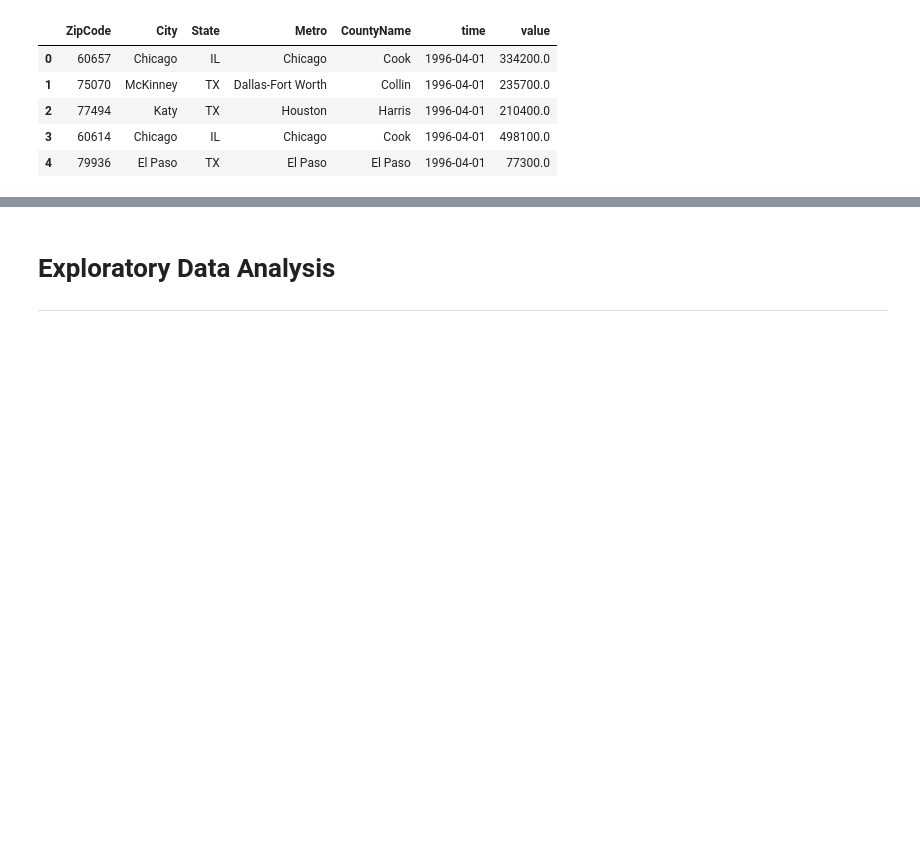
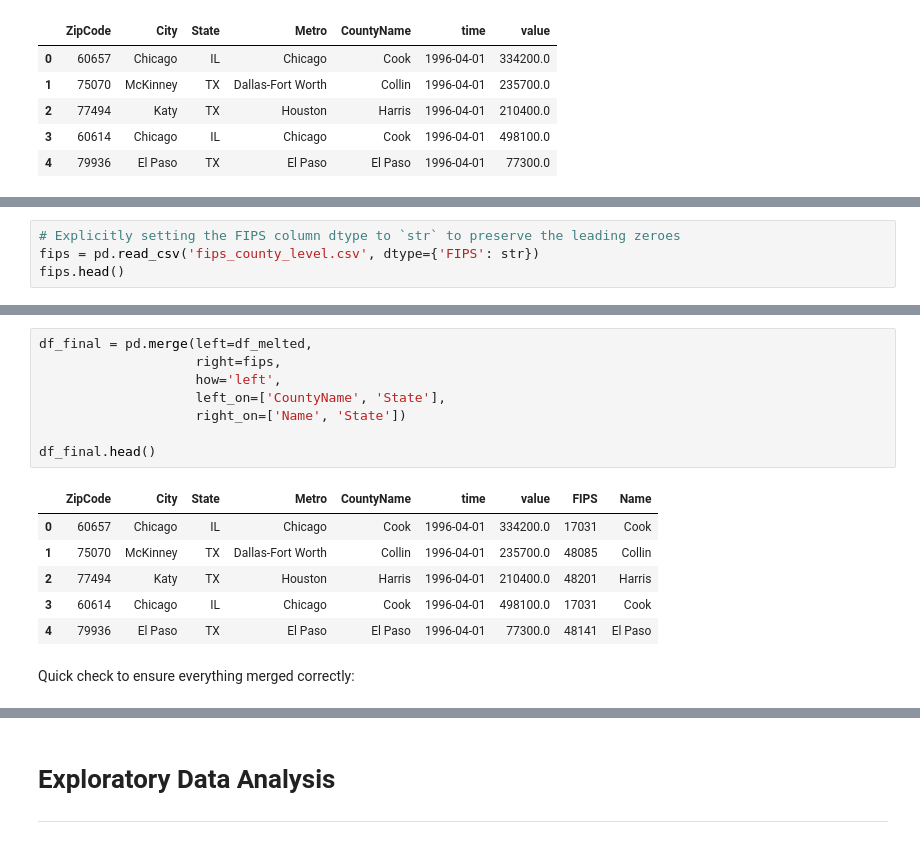
Before and after one commit to tjkyner/flatiron-ds-phase-4-project, a Jupyter notebook: notebook.ipynb, the cells around one changed output, grey strips where cells are left out. Saved outputs shown, nothing was run; the diff lists cells and outputs as text; blank space fills up the shorter version.

Commit message:
merged county level FIPS codes

```diff
--- a/notebook.ipynb
+++ b/notebook.ipynb
@@ -151,0 +163,4 @@ df_melted.head()
+# %%
+# Explicitly setting the FIPS column dtype to `str` to preserve the leading zeroes
+fips = pd.read_csv('fips_county_level.csv', dtype={'FIPS': str})
+fips.head()
@@ -151,0 +174,17 @@ df_melted.head()
+# %%
+df_final = pd.merge(left=df_melted,
+                    right=fips,
+                    how='left',
+                    left_on=['CountyName', 'State'],
+                    right_on=['Name', 'State'])
+
+df_final.head()
+# %% [output]
+|  | ZipCode | City | State | Metro | CountyName | time | value | FIPS | Name |
+| 0 | 60657 | Chicago | IL | Chicago | Cook | 1996-04-01 | 334200.0 | 17031 | Cook |
+| 1 | 75070 | McKinney | TX | Dallas-Fort Worth | Collin | 1996-04-01 | 235700.0 | 48085 | Collin |
+| 2 | 77494 | Katy | TX | Houston | Harris | 1996-04-01 | 210400.0 | 48201 | Harris |
+| 3 | 60614 | Chicago | IL | Chicago | Cook | 1996-04-01 | 498100.0 | 17031 | Cook |
+| 4 | 79936 | El Paso | TX | El Paso | El Paso | 1996-04-01 | 77300.0 | 48141 | El Paso |
+# %% [markdown]
+Quick check to ensure everything merged correctly:
```
Also changed, not shown: parts of 8 cells of this notebook, 1 other file.
